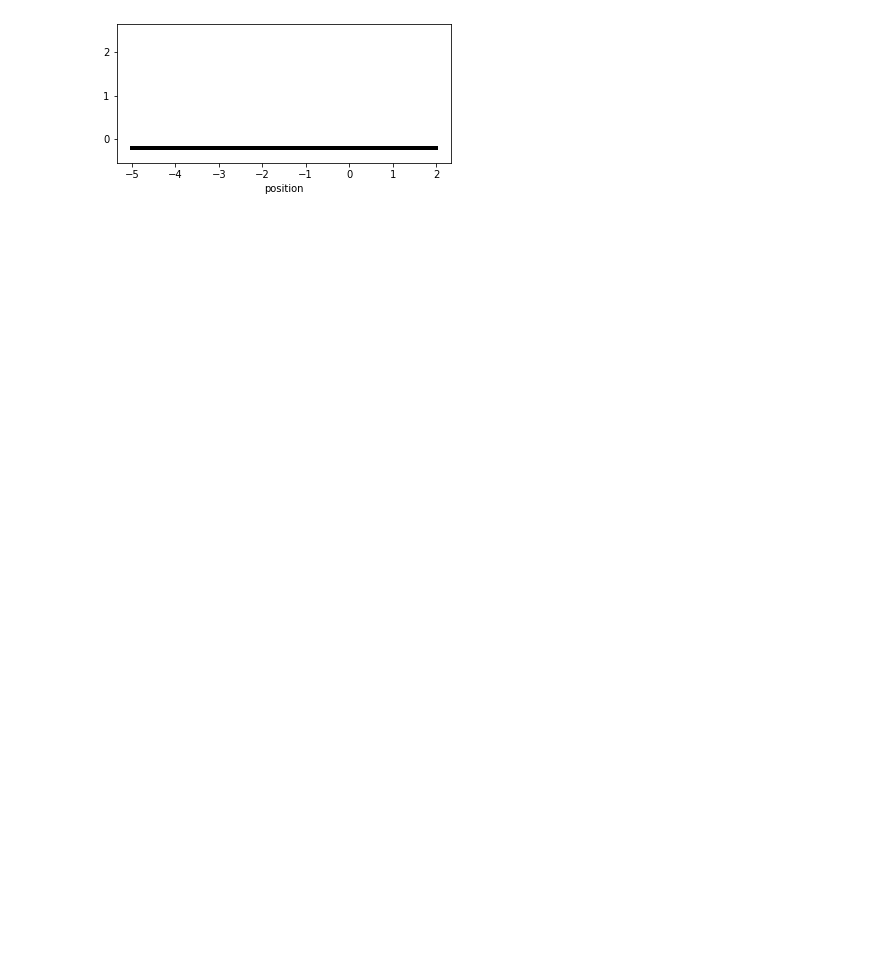
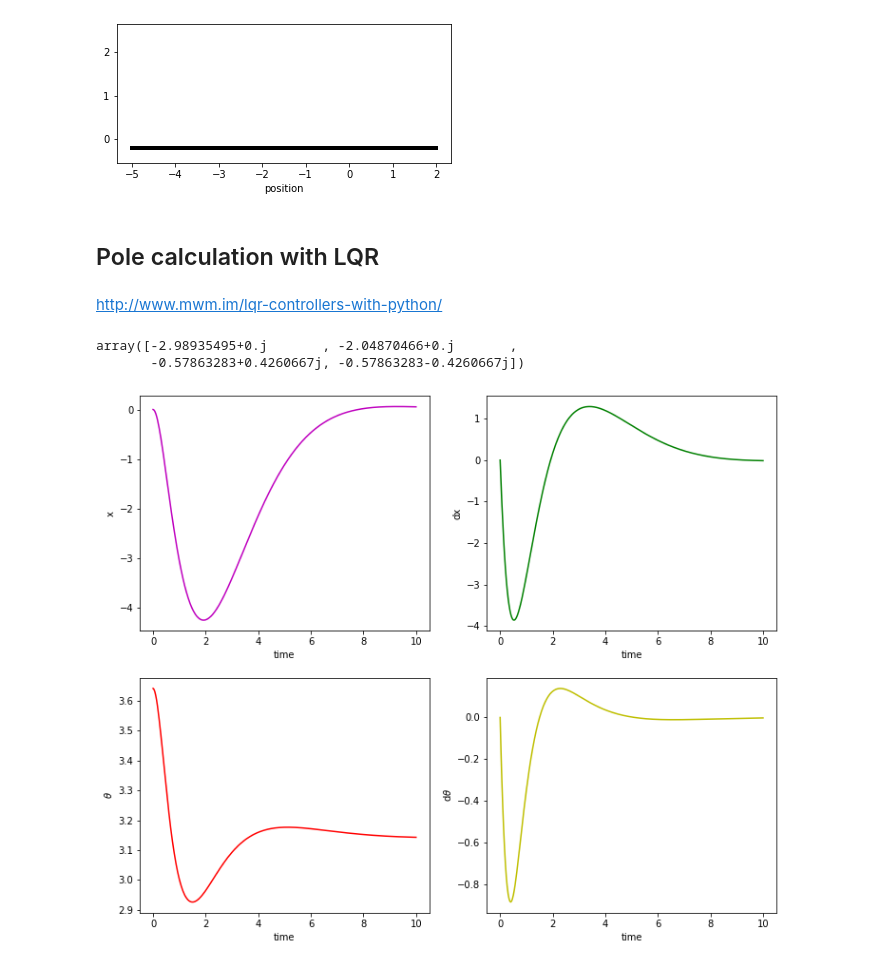
Before and after one commit to lYC92/cartpend, a Jupyter notebook: cartpend_sim.ipynb, the cells around one changed output. Saved outputs shown, nothing was run; the diff lists cells and outputs as text; code cells hidden in the pictures; blank space fills up the shorter version.

Commit message:
add LQR control

```diff
--- a/cartpend_sim.ipynb
+++ b/cartpend_sim.ipynb
@@ -253,3 +252,16 @@ ani_a = animation.FuncAnimation(fig, animate, \
 ani_a.save('Pendulum_Control.mp4',fps=30)
 # %% [output]
 [figure]
+# %% [markdown]
+## Pole calculation with LQR
+# %%
+Q = np.array([
+    [1, 0, 0, 0],
+    [0, 1, 0, 0],
+    [0, 0, 10, 0],
+    [0, 0, 0, 10],
+ ])
+
+R = [[0.1]]
+# %% [markdown]
+http://www.mwm.im/lqr-controllers-with-python/
@@ -255,0 +290,42 @@ ani_a.save('Pendulum_Control.mp4',fps=30)
+# %%
+K, X, eigVals = lqr(A,B,Q,R)
+K = np.array([K.A1])
+eigVals
+# %% [output]
+array([-2.98935495+0.j       , -2.04870466+0.j       ,
+       -0.57863283+0.4260667j, -0.57863283-0.4260667j])
+# %%
+y0 = [0, 0, math.pi+0.5, 0]
+time_span = 10
+frames = 30*time_span
+t = np.linspace(0, time_span, frames)
+y = odeint(cartpend_poleplace, y0, t, args = (K, m, M, L, g, d))
+# %%
+res_x = [row[0] for row in y]
+res_dx = [row[1] for row in y]
+res_theta = [row[2] for row in y]
+res_dtheta = [row[3] for row in y]
+
+plt.figure(figsize=(12,10))
+plt.subplot(221)
+plt.plot(t,res_x, 'm')
+plt.xlabel('time')
+plt.ylabel('x')
+
+plt.subplot(222)
+plt.plot(t,res_dx, 'g')
+plt.xlabel('time')
+plt.ylabel('dx')
+
+plt.subplot(223)
+plt.plot(t,res_theta, 'r')
+plt.xlabel('time')
+plt.ylabel(r'$\theta$')
+
+plt.subplot(224)
+plt.plot(t,res_dtheta, 'y')
+plt.xlabel('time')
+plt.ylabel('d' + r'$\theta$')
+plt.show()
+# %% [output]
+[figure, added]
```
Also changed, not shown: parts of 6 cells of this notebook, 1 other file.
